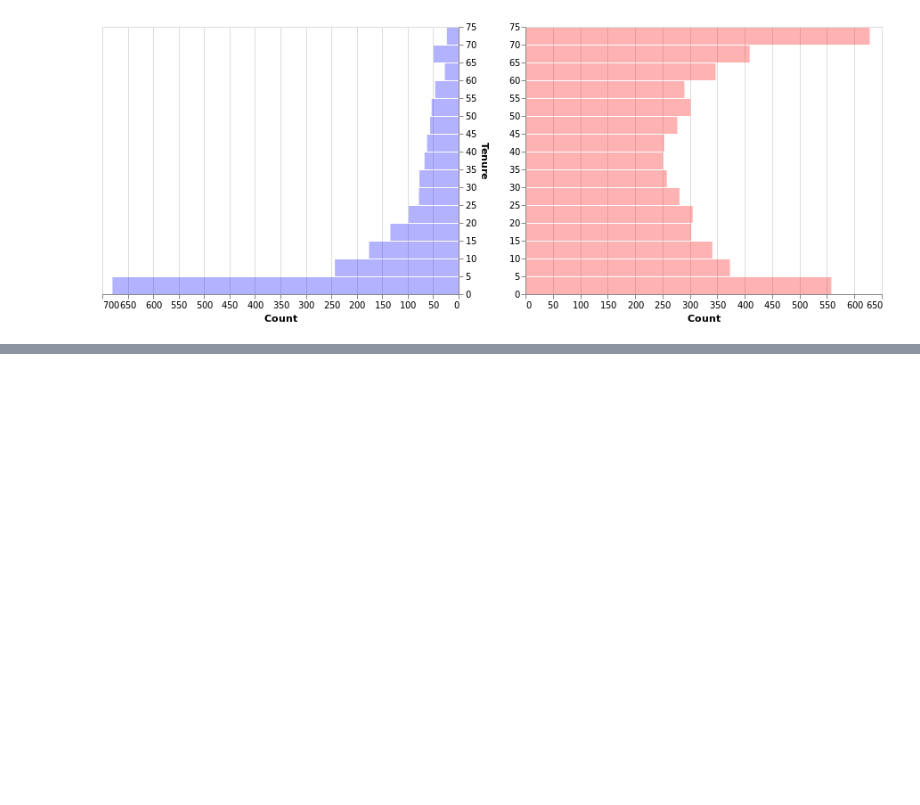
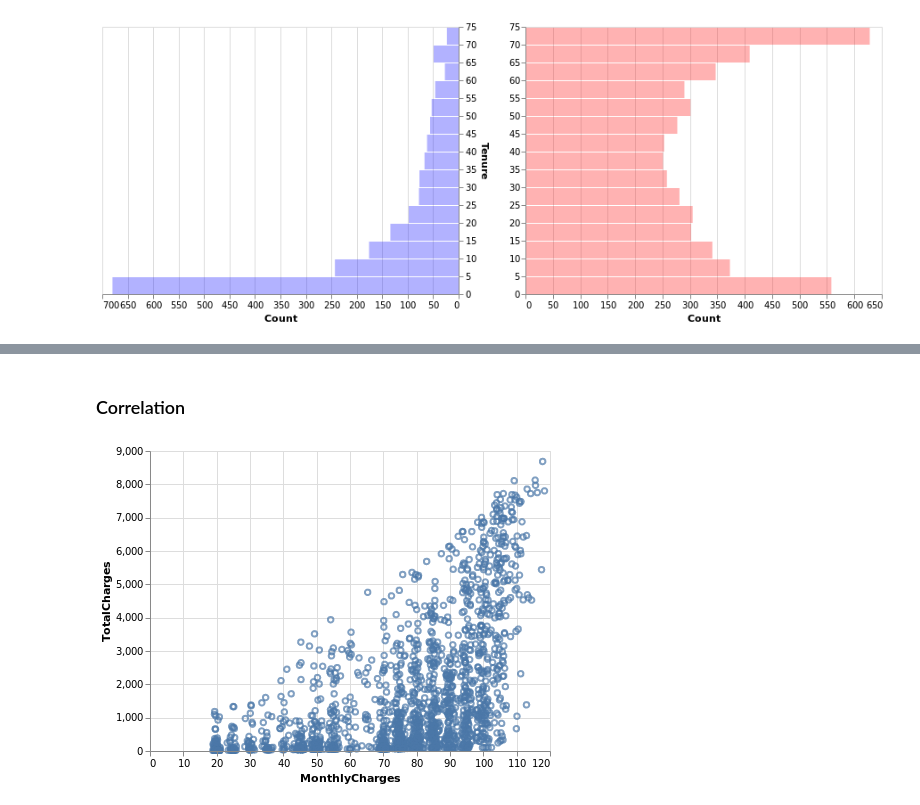
Before and after one commit to amitkaps/data-vis-python, a Jupyter notebook: 03-Purpose.ipynb, the cells around one changed output, grey strips where cells are left out. Drawn from its saved outputs; the diff is of its cells as text; code cells hidden in the pictures; blank space fills up the shorter version.

```diff
--- a/03-Purpose.ipynb
+++ b/03-Purpose.ipynb
@@ -141,0 +178,9 @@ alt.concat(left, right)
+# %% [markdown]
+### Correlation ###
+# %%
+alt.Chart(churn[churn.Churn=="Yes"]).mark_point().encode(
+    alt.X("MonthlyCharges"),
+    alt.Y("TotalCharges")
+)
+# %% [output]
+[figure, added]
```
Also changed, not shown: parts of 9 cells of this notebook.
